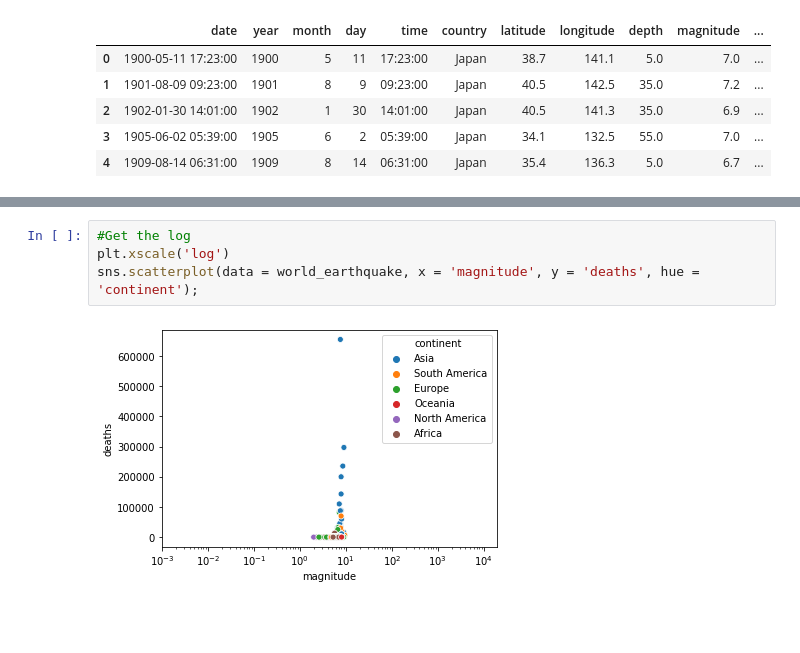
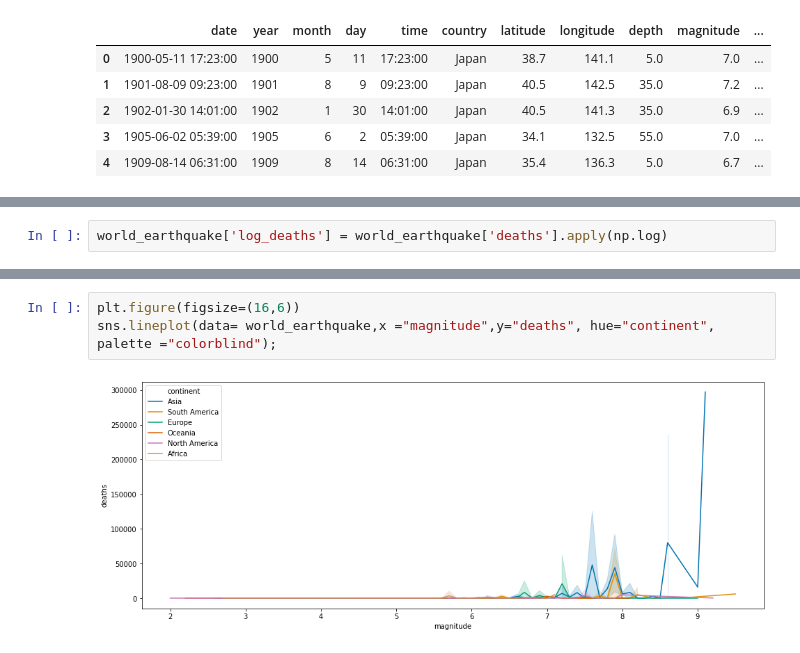
Before and after one commit to nss-data-science-cohort-4/dq3-earthquakes-amdquake, a Jupyter notebook: notebook/world_earthquake_alg_analysis.ipynb, the cells around one changed output, grey strips where cells are left out. Cells and saved outputs as stored; diff of their text form; blank space fills up the shorter version.

```diff
--- a/notebook/world_earthquake_alg_analysis.ipynb
+++ b/notebook/world_earthquake_alg_analysis.ipynb
@@ -79,0 +114,2 @@ world_earthquake[(world_earthquake.deaths > 10000)]
+# %%
+world_earthquake['log_deaths'] = world_earthquake['deaths'].apply(np.log)
@@ -80,6 +139,5 @@ world_earthquake[(world_earthquake.deaths > 10000)]
 # %%
-#Get the log
-plt.xscale('log')
-sns.scatterplot(data = world_earthquake, x = 'magnitude', y = 'deaths', hue = 'continent');
+plt.figure(figsize=(16,6))
+sns.lineplot(data= world_earthquake,x ="magnitude",y="deaths", hue="continent", palette ="colorblind");
 # %% [output]
-[figure, old version]
+[figure, new version]
```
Also changed, not shown: parts of 75 cells of this notebook, 9 other files.
